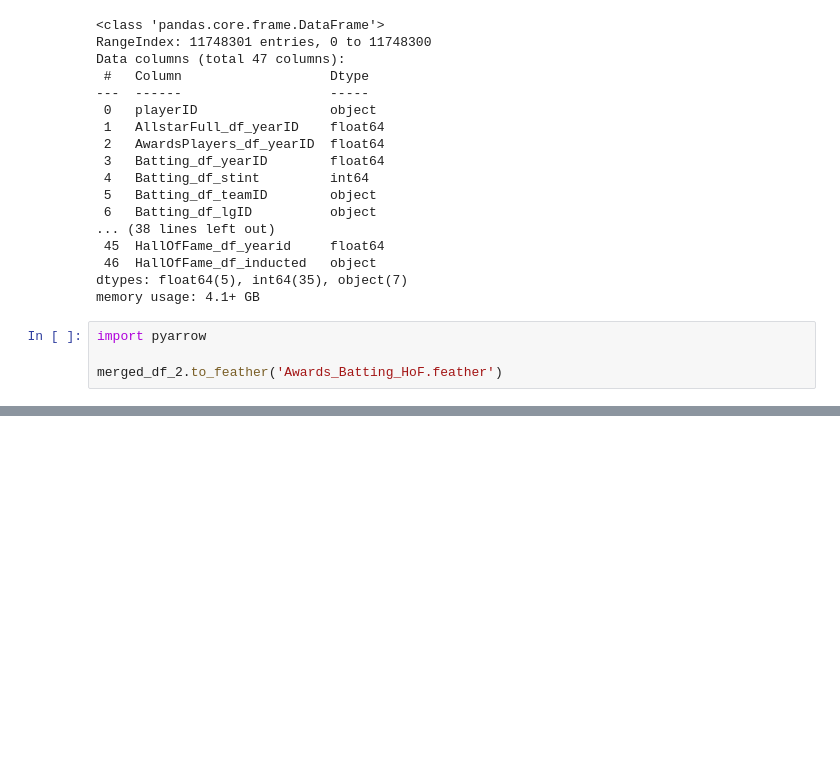
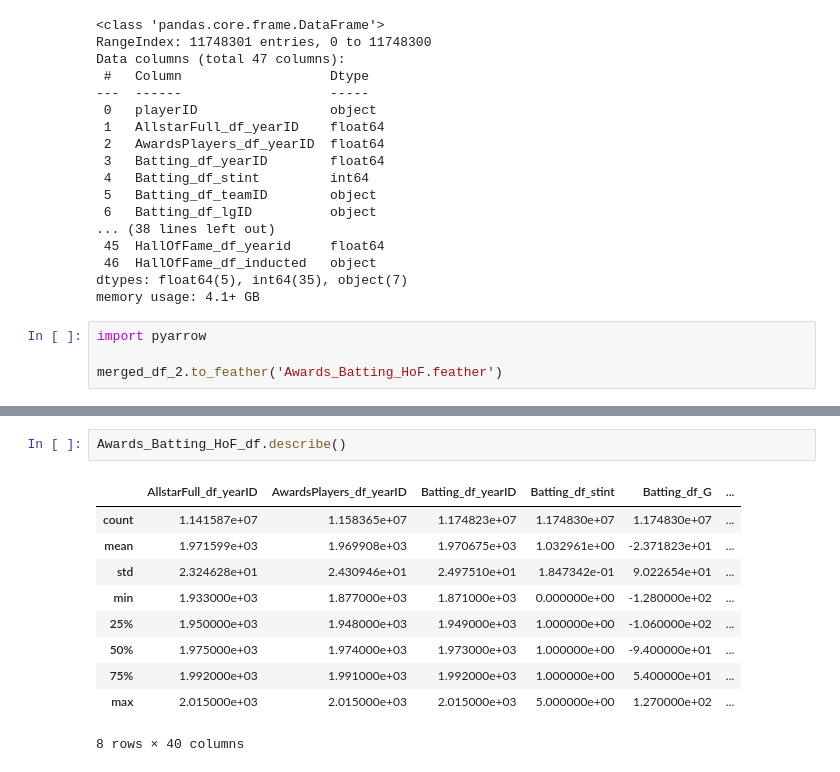
Before and after one commit to troopchris/csc5610base, a Jupyter notebook: GroupProjectM6/Shaske_Data_Cleaning.ipynb, the cells around one changed output, grey strips where cells are left out. Cells and saved outputs as stored; diff of their text form; blank space fills up the shorter version.

```diff
--- a/GroupProjectM6/Shaske_Data_Cleaning.ipynb
+++ b/GroupProjectM6/Shaske_Data_Cleaning.ipynb
@@ -1374,0 +1384,13 @@ merged_df_2.to_feather('Awards_Batting_HoF.feather')
+# %%
+Awards_Batting_HoF_df.describe()
+# %% [output]
+|  | AllstarFull_df_yearID | AwardsPlayers_df_yearID | Batting_df_yearID | Batting_df_stint | Batting_df_G | ... |
+| count | 1.141587e+07 | 1.158365e+07 | 1.174823e+07 | 1.174830e+07 | 1.174830e+07 | ... |
+| mean | 1.971599e+03 | 1.969908e+03 | 1.970675e+03 | 1.032961e+00 | -2.371823e+01 | ... |
+| std | 2.324628e+01 | 2.430946e+01 | 2.497510e+01 | 1.847342e-01 | 9.022654e+01 | ... |
+| min | 1.933000e+03 | 1.877000e+03 | 1.871000e+03 | 0.000000e+00 | -1.280000e+02 | ... |
+| 25% | 1.950000e+03 | 1.948000e+03 | 1.949000e+03 | 1.000000e+00 | -1.060000e+02 | ... |
+| 50% | 1.975000e+03 | 1.974000e+03 | 1.973000e+03 | 1.000000e+00 | -9.400000e+01 | ... |
+| 75% | 1.992000e+03 | 1.991000e+03 | 1.992000e+03 | 1.000000e+00 | 5.400000e+01 | ... |
+| max | 2.015000e+03 | 2.015000e+03 | 2.015000e+03 | 5.000000e+00 | 1.270000e+02 | ... |
+8 rows × 40 columns
```
Also changed, not shown: parts of 2 cells of this notebook, 7 other files.
